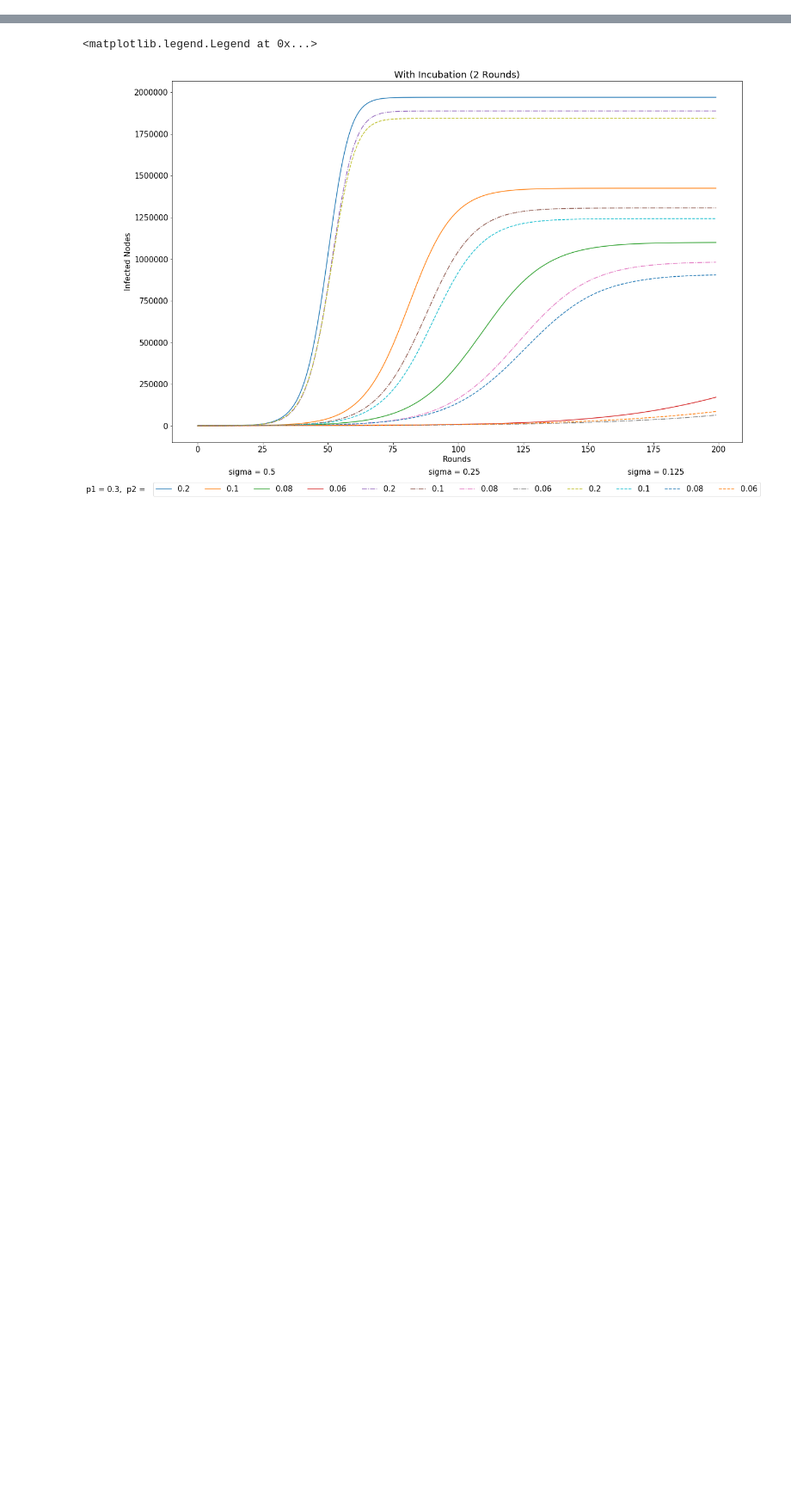
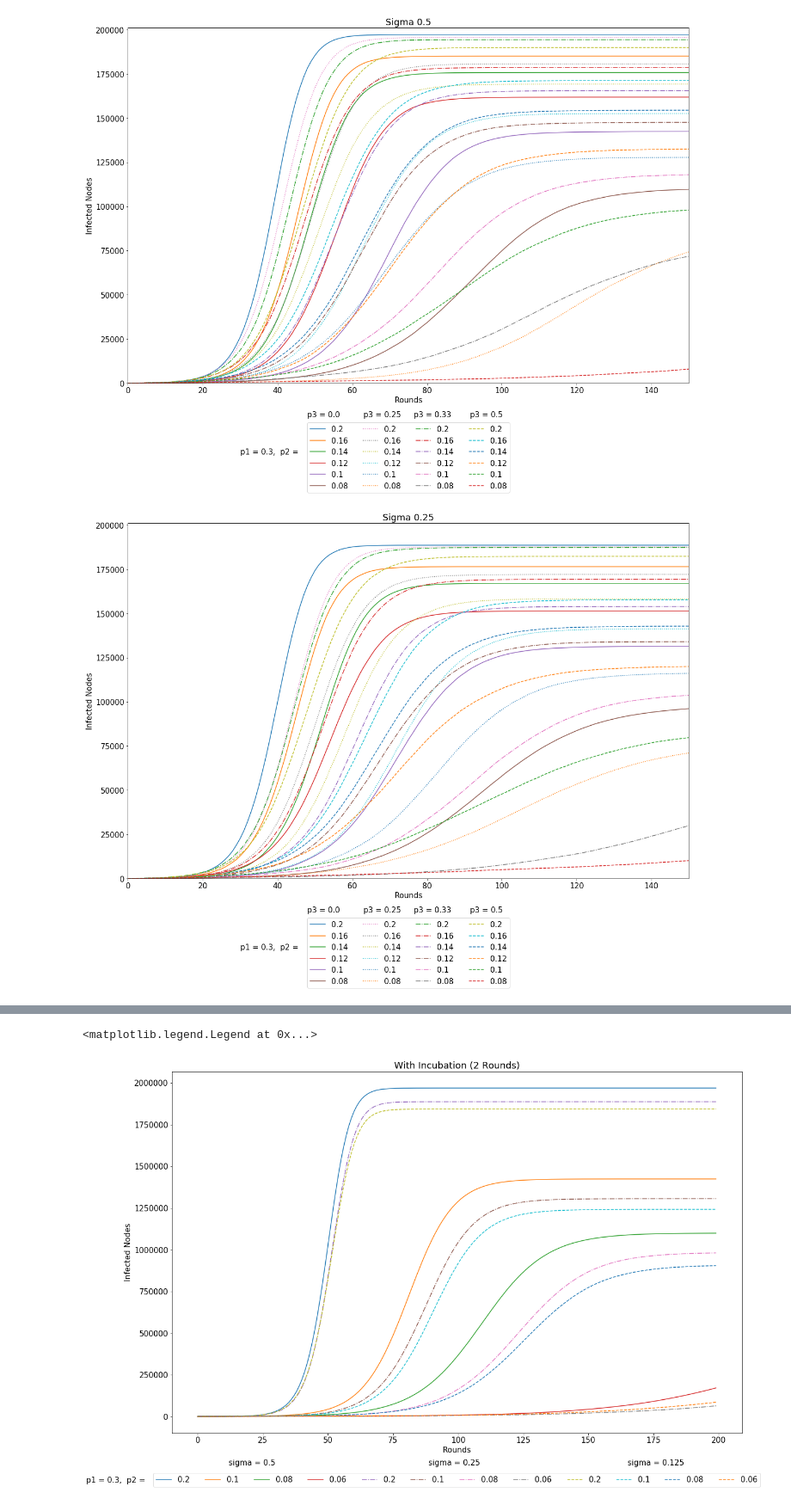
Before and after one commit to Flugstein/epsim, a Jupyter notebook: sim.ipynb, the cells around one changed output, grey strips where cells are left out. Shown at 86% size. Drawn from its saved outputs; the diff is of its cells as text; code cells hidden in the pictures; blank space fills up the shorter version.

Commit message:
add immunize_prop

```diff
--- a/sim.ipynb
+++ b/sim.ipynb
@@ -115,5 +129,0 @@ def run_sim(sim_iter, stage1_prop, stage2_prop):
-# %%
-results_5 = {}
-for i in [0.2, 0.1, 0.08, 0.06]:
-    x, y = run_sim(200, 0.3, i)
-    results_5[i] = (x, y)
@@ -141,5 +129,0 @@ infected nodes: 171228
-# %%
-results_25 = {}
-for i in [0.2, 0.1, 0.08, 0.06]:
-    x,y = run_sim(200, 0.3, i)
-    results_25[i] = (x, y)
@@ -167,5 +129,0 @@ infected nodes: 63837
-# %%
-results_125 = {}
-for i in [0.2, 0.1, 0.08, 0.06]:
-    x,y = run_sim(200, 0.3, i)
-    results_125[i] = (x, y)
@@ -192,0 +175,24 @@ infected nodes: 85903
+# %%
+import matplotlib.pyplot as plt
+plt.rcParams.update({'font.size': 15})
+linestyles = ['solid', 'dotted', 'dashdot', 'dashed']
+
+for sigma in sigmas:
+    fig, axs = plt.subplots(figsize=(20,13))
+    axs.set_ylim(top=201000)
+    axs.set_xlim(0, 150)
+    for i, immunize_prob in enumerate(immunize_probs):
+        for stage2_prob in stage2_probs:
+            axs.plot(results[sigma][immunize_prob][stage2_prob][0], results[sigma][immunize_prob][stage2_prob][1], label=stage2_prob, linestyle=linestyles[i % len(linestyles)])
+    axs.set_title('Sigma {}'.format(sigma))
+    axs.set_xlabel('Rounds')
+    axs.set_ylabel('Infected Nodes')
+    axs.text(0.2, -0.2, 'p1 = {},  p2 ='.format(stage1_prob), transform=axs.transAxes)
+    axs.text(0.32, -0.095, 'p3 = {}'.format(immunize_probs[0]), transform=axs.transAxes)
+    axs.text(0.42, -0.095, 'p3 = {}'.format(immunize_probs[1]), transform=axs.transAxes)
+    axs.text(0.51, -0.095, 'p3 = {:.2f}'.format(immunize_probs[2]), transform=axs.transAxes)
+    axs.text(0.61, -0.095, 'p3 = {}'.format(immunize_probs[3]), transform=axs.transAxes)
+    axs.legend(loc='upper center', bbox_to_anchor=(0.5, -0.1), ncol=4)
+# %% [output]
+[figure, added]
+[figure, added]
```
Also changed, not shown: parts of 10 cells of this notebook.
